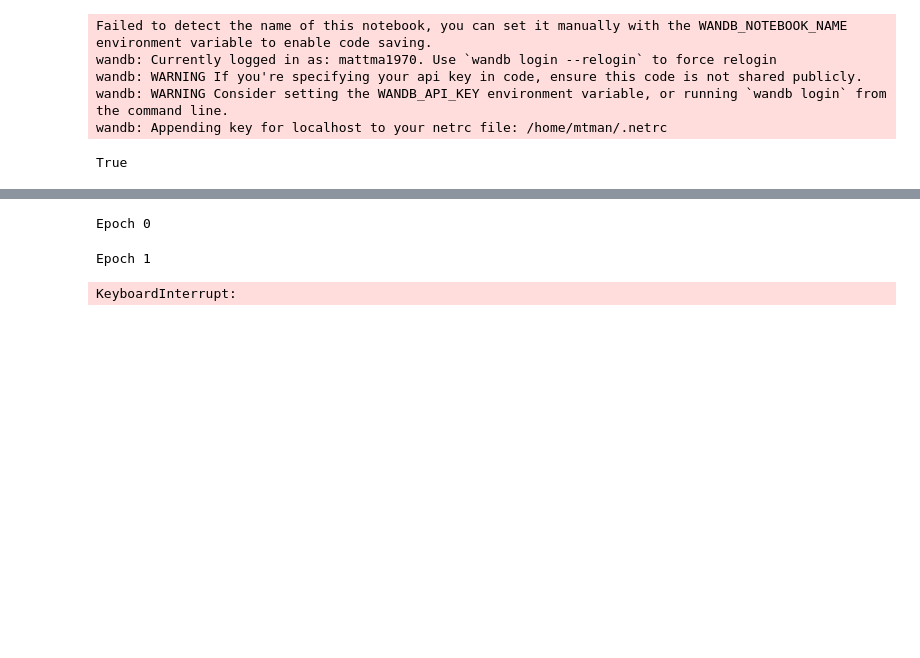
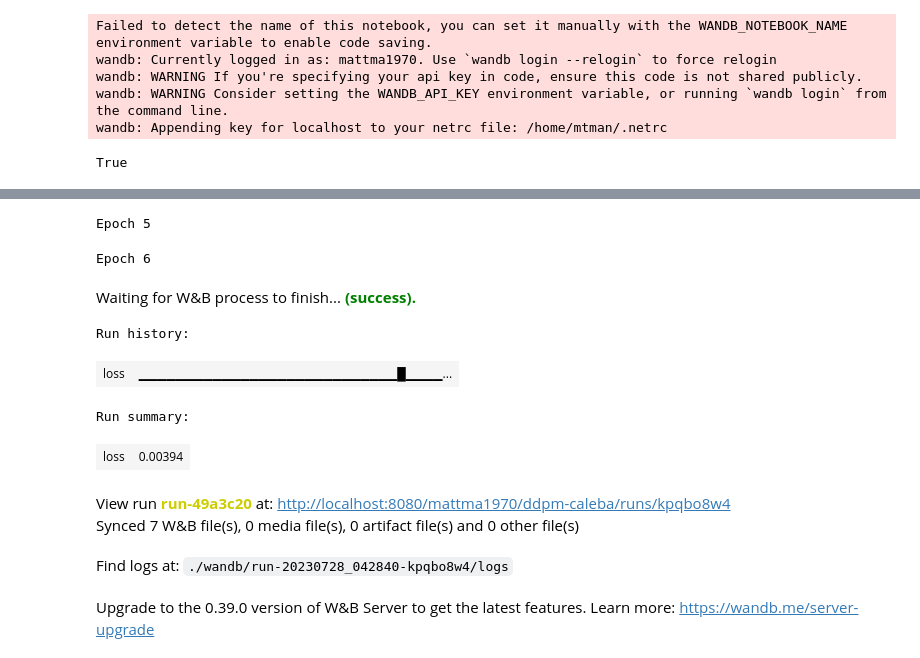
Before and after one commit to mattma1970/denoising-diffusion-pytorch, a Jupyter notebook: DDPM v2.ipynb, the cells around one changed output, grey strips where cells are left out. Cells and saved outputs as stored; diff of their text form; code cells hidden in the pictures; blank space fills up the shorter version.

```diff
--- a/DDPM v2.ipynb
+++ b/DDPM v2.ipynb
@@ -448,8 +427,6 @@ def p_losses(denoise_model, x_start, t, noise=None, loss_type="l1"):
         noise = torch.randn_like(x_start)
 
     x_noisy = q_sample(x_start=x_start, t=t, noise=noise)  # The beauty of the diffusion model is that the forward diffusion process has a closed form expression.
-    """ if x_start.dtype==torch.float16:
-        x_noisy=x_noisy.half() """
     predicted_noise = denoise_model(x_noisy, t)
 
     if loss_type == 'l1':
@@ -534,7 +511,7 @@ import torchvision
 
 image_root_dir='./img_align_celeba/img_align_celeba/'
 #image_file_list ='./img_align_celeba_file.csv'
-image_file_list ='./img_align_celeba_file_mini.csv'
+image_file_list ='./img_align_celeba_file.csv'
 
 import os
 import pandas as pd
@@ -582,5 +559,4 @@ transform = transforms.Compose([transforms.Resize(image_size),
 ])
 
 dataset = CelebDataSet(image_file_list,image_root_path=image_root_dir, transform=transform)
-dataloader=DataLoader(dataset,batch_size=batch_size, shuffle=True)
 # %% [output]
@@ -669,8 +640,10 @@ Hash f7ff938
 # %%
 use_amp = False
 scaler = torch.cuda.amp.GradScaler(enabled=use_amp)
-resume = False
-resume_checkpoint_filename ='/home/mtman/Documents/Repos/denoising-diffusion-pytorch/checkpoints/ed91eba/celeba-model-1.pt'
+
+
+resume = True
+resume_checkpoint_filename ='/home/mtman/Documents/Repos/denoising-diffusion-pytorch/checkpoints/49a3c20/celeba-model-5.pt'
 
 resume_epoch =0
 if resume:
@@ -698,55 +669,66 @@ from accelerate import Accelerator
 # %%
 from torchvision.utils import save_image
 from itertools import chain
+from accelerate import find_executable_batch_size
 
-save_intermediate_samples = False
+save_intermediate_samples = True
 
-epochs = 5
+epochs = 2
 
-accelerate = Accelerator(mixed_precision='fp16', gradient_accumulation_steps=2)
+accelerate = Accelerator()
+
+# @find_executable_batch_size(starting_batch_size=128)
+#def inner_training_loop(batch_size):
+  #nonlocal accelerate # Ensure they can be used in our context
+accelerate.free_memory() # Free all lingering references
+
+#model = torch.compile(model)
+#torch.set_float32_matmul_precision('high')
+#model.half()
+model.to(accelerate.device)
+
 model, optimizer, dataloader = accelerate.prepare(model,optimizer,dataloader)
 model.train()
 
-for epoch in range(resume_epoch,epochs):
+for epoch in range(resume_epoch,resume_epoch+epochs):
     print (f'Epoch {epoch}')
     for step, batch in enumerate(tqdm(dataloader, desc='DDPM training loop')):
-      with accelerate.accumulate(model):
-        optimizer.zero_grad()
+      optimizer.zero_grad()
+      batch_size = batch[0].shape[0]
+      batch = batch[0].to(device)
+      # Algorithm 1 line 3: sample t uniformally for every example in the batch
+      t = torch.randint(0, timesteps, (batch_size,), device=device).long()
 
-        batch_size = batch[0].shape[0]
-        batch = batch[0].to(device)
-
-        # Algorithm 1 line 3: sample t uniformally for every example in the batch
-        t = torch.randint(0, timesteps, (batch_size,), device=device).long()
-
-        #with torch.autocast(device_type=device, dtype=torch.float16, enabled=use_amp):
-        loss = p_losses(model, batch, t, loss_type="huber")
-
-        #scaler.scale(loss).backward()
-        #scaler.step(optimizer)
-        #scaler.update()
-        accelerate.backward(loss)
-        optimizer.step()
-
+      loss = p_losses(model, batch, t, loss_type="huber")
+      accelerate.backward(loss)
+      optimizer.step()
 
       if step % 100 == 0:
         #print(f"Epoch:{epoch}, batch#:{step}, Loss:{loss.item()}")
         wandb.log({'loss':loss})
       if save_intermediate_samples and step>0 and step % 4000 ==0:
-         show_sample(model,image_size,16, save_only=True, epoch=epoch, step=step, hash=hash, image_count=3)
+        show_sample(model,image_size,16, save_only=True, epoch=epoch, step=step, hash=hash, image_count=3)
 
     all_state_dics = {
           'epoch':epoch,
-          'model_state_dict':model.state_dict(),
-          'optimizer_state_dict':optimizer.state_dict(),
+          'model_state_dict':accelerate.get_state_dict(model),
+          #'optimizer_state_dict':optimizer.state_dict(),
           'loss':loss}
-    if use_amp:
-       all_state_dics['scaler_state_dict']=scaler.state_dict()
+    #if use_amp:
+    #  all_state_dics['scaler_state_dict']=scaler.state_dict()
 
     torch.save(all_state_dics, f'./checkpoints/{hash}/celeba-model-{epoch}.pt')
 
 wandb.finish()
 # %% [output]
-Epoch 0
+Epoch 5
-Epoch 1
+Epoch 6
+Waiting for W&B process to finish... (success).
-KeyboardInterrupt:
+Run history:
+| loss | ▁▁▁▁▁▁▁▁▁▁▁▁▁▁▁▁▁▁▁▁▁▁▁▁▁▁▁▁█▁▁▁▁... |
+Run summary:
+| loss | 0.00394 |
+View run run-49a3c20 at: http://localhost:8080/mattma1970/ddpm-caleba/runs/kpqbo8w4
+Synced 7 W&B file(s), 0 media file(s), 0 artifact file(s) and 0 other file(s)
+Find logs at: ./wandb/run-20230728_042840-kpqbo8w4/logs
+Upgrade to the 0.39.0 version of W&B Server to get the latest features. Learn more: https://wandb.me/server-upgrade
```
Also changed, not shown: parts of 9 cells of this notebook.
